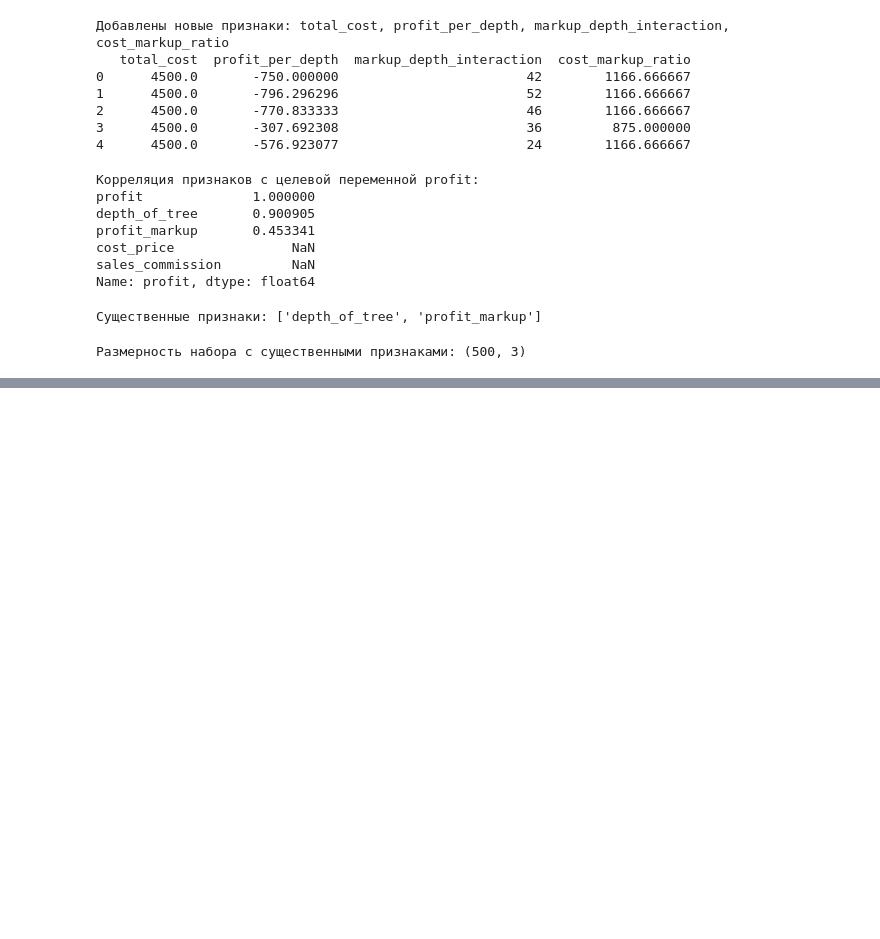
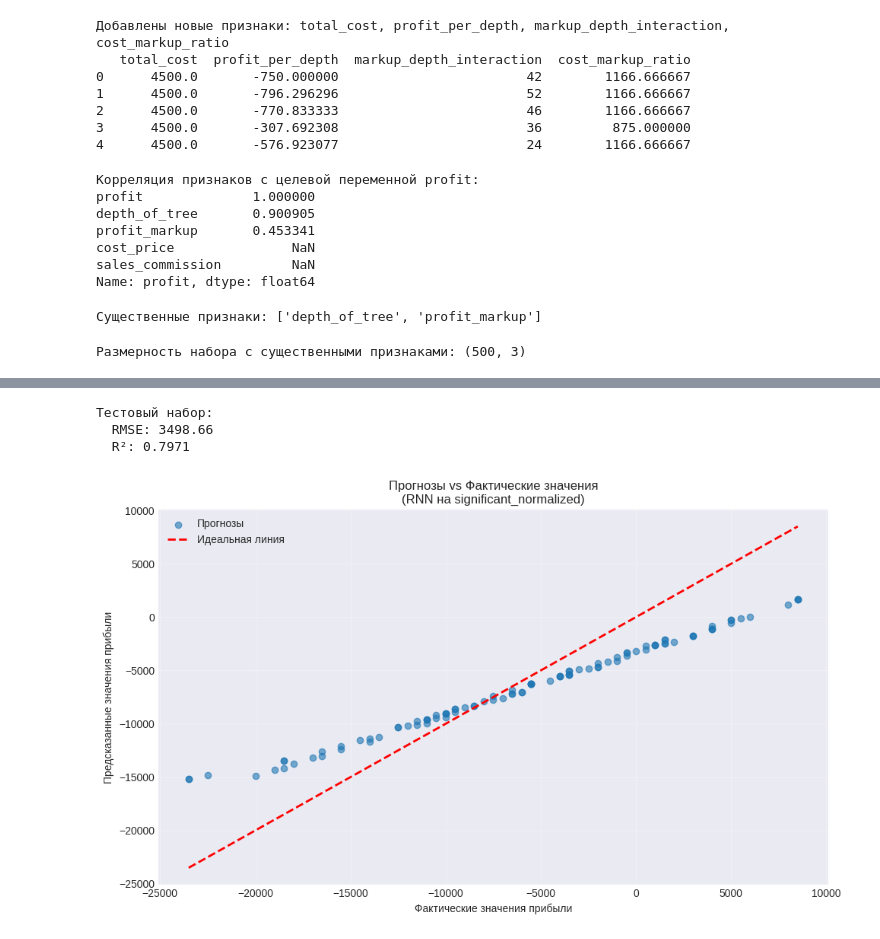
Before and after one commit to CopypastCore/IAD, a Jupyter notebook: determination_of_profit&loss.ipynb, the cells around one changed output, grey strips where cells are left out. Drawn from its saved outputs; the diff is of its cells as text; code cells hidden in the pictures; blank space fills up the shorter version.

```diff
--- a/determination_of_profit&loss.ipynb
+++ b/determination_of_profit&loss.ipynb
@@ -24,2 +22,5 @@ from sklearn.model_selection import GridSearchCV
 import warnings
 warnings.filterwarnings('ignore')
+# %%
+pd.set_option('display.max_columns', None)
+plt.style.use('seaborn-v0_8-darkgrid')
@@ -301,0 +486,37 @@ original_normalized:
+# %%
+# 6. Оценка лучшей модели на тестовом наборе
+# Получаем тестовые данные
+X_test = best_model_info['data']['X_test']
+y_test = best_model_info['data']['y_test']
+
+# Прогноз на тестовом наборе
+if best_model_info['model_type'] == 'RNN':
+    X_test_rnn = X_test.values.reshape((X_test.shape[0], 1, X_test.shape[1]))
+    y_test_pred = best_model_info['model'].predict(X_test_rnn, verbose=0).flatten()
+else:
+    y_test_pred = best_model_info['model'].predict(X_test, verbose=0).flatten()
+
+# Метрики на тестовом наборе
+test_rmse = np.sqrt(mean_squared_error(y_test, y_test_pred))
+test_r2 = r2_score(y_test, y_test_pred)
+
+print(f"\nТестовый набор:")
+print(f"  RMSE: {test_rmse:.2f}")
+print(f"  R²: {test_r2:.4f}")
+
+# Визуализация прогнозов
+plt.figure(figsize=(10, 6))
+plt.scatter(y_test, y_test_pred, alpha=0.6, label='Прогнозы')
+plt.plot([y_test.min(), y_test.max()], [y_test.min(), y_test.max()], 'r--', lw=2, label='Идеальная линия')
+plt.xlabel('Фактические значения прибыли')
+plt.ylabel('Предсказанные значения прибыли')
+plt.title(f'Прогнозы vs Фактические значения\n({best_model_info["model_type"]} на {best_model_info["dataset"]})')
+plt.legend()
+plt.grid(True, alpha=0.3)
+plt.tight_layout()
+plt.show()
+# %% [output]
+Тестовый набор:
+  RMSE: 3498.66
+  R²: 0.7971
+[figure, added]
```
Also changed, not shown: parts of 12 cells of this notebook.
